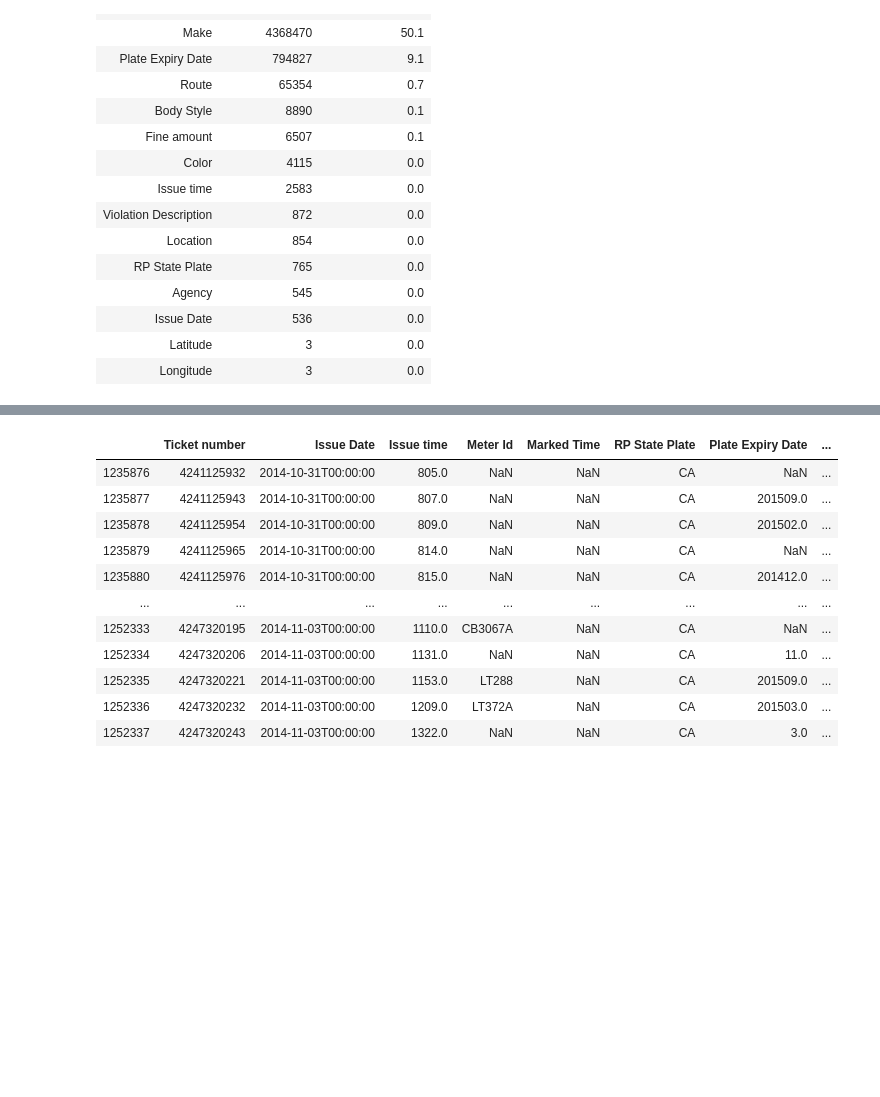
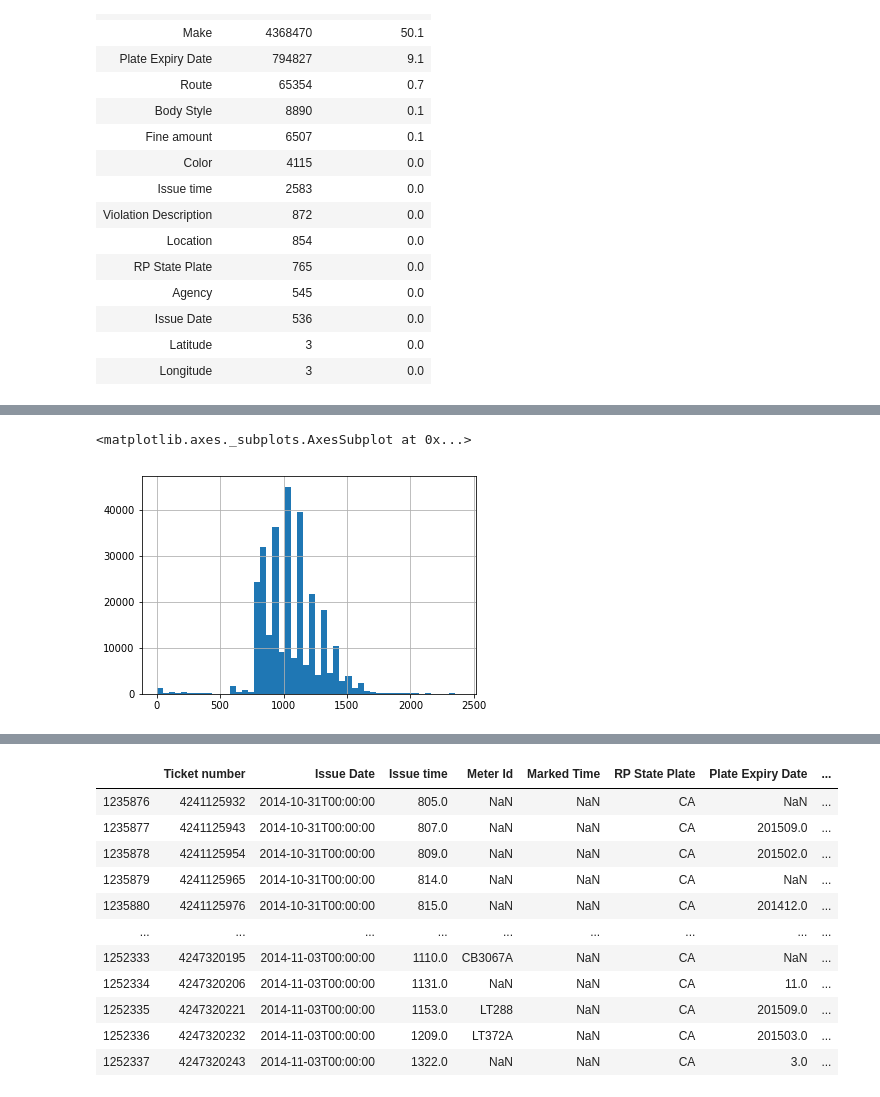
Before and after one commit to m0bi/parking, a Jupyter notebook: Imputation.ipynb, the cells around one changed output, grey strips where cells are left out. Saved outputs shown, nothing was run; the diff lists cells and outputs as text; code cells hidden in the pictures; blank space fills up the shorter version.

```diff
--- a/Imputation.ipynb
+++ b/Imputation.ipynb
@@ -51,0 +59,5 @@ missing_values_table(data)
+# %%
+data["Marked Time"].hist(bins=50)
+# %% [output]
+<matplotlib.axes._subplots.AxesSubplot at 0x...>
+[figure, added]
```
Also changed, not shown: parts of 29 cells of this notebook.
